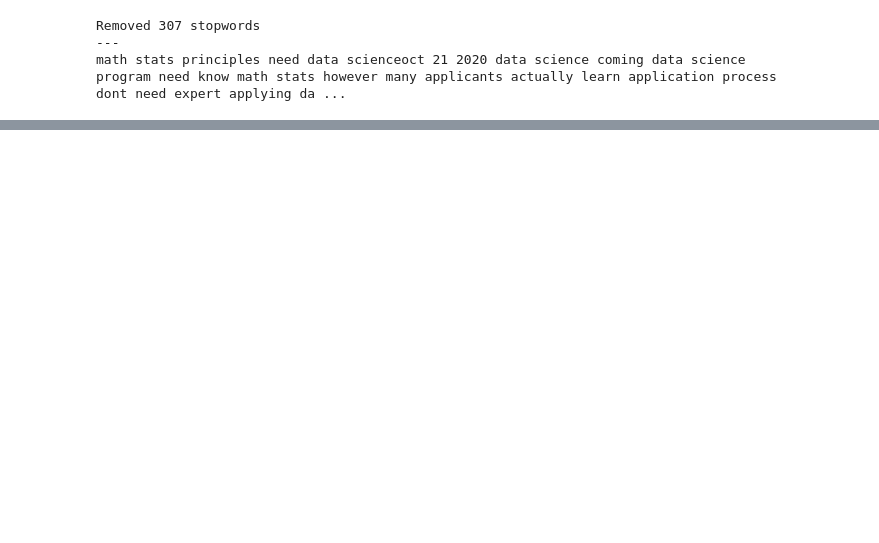
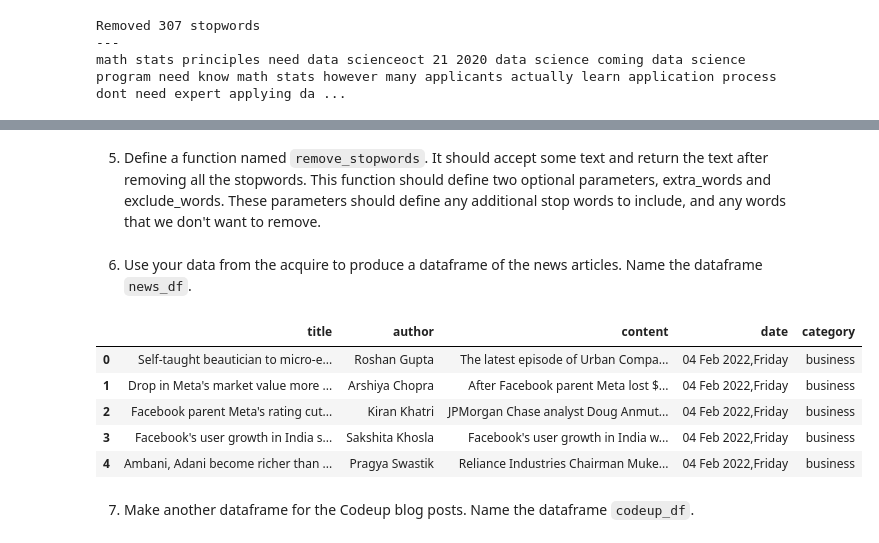
Before and after one commit to CodeupClassroom/hopper-nlp-exercises, a Jupyter notebook: nlp_prepare_lesson.ipynb, the cells around one changed output, grey strips where cells are left out. Cells and saved outputs as stored; diff of their text form; code cells hidden in the pictures; blank space fills up the shorter version.

Commit message:
Uploading prepare exercise solutions and acquire file

```diff
--- a/nlp_prepare_lesson.ipynb
+++ b/nlp_prepare_lesson.ipynb
@@ -370,0 +447,2 @@ math stats principles need data scienceoct 21 2020 data science coming data scie
+# %% [markdown]
+5. Define a function named `remove_stopwords`. It should accept some text and return the text after removing all the stopwords.     This function should define two optional parameters, extra_words and exclude_words. These parameters should define any additional stop words to include, and any words that we don't want to remove.
@@ -370,0 +474,16 @@ math stats principles need data scienceoct 21 2020 data science coming data scie
+# %% [markdown]
+6. Use your data from the acquire to produce a dataframe of the news articles. Name the dataframe `news_df`.
+# %%
+# use get_all_new_article function from acquire.py file
+news_df = acquire.get_inshorts_articles()
+# %%
+news_df.head()
+# %% [output]
+|  | title | author | content | date | category |
+| 0 | Self-taught beautician to micro-e... | Roshan Gupta | The latest episode of Urban Compa... | 04 Feb 2022,Friday | business |
+| 1 | Drop in Meta's market value more ... | Arshiya Chopra | After Facebook parent Meta lost $... | 04 Feb 2022,Friday | business |
+| 2 | Facebook parent Meta's rating cut... | Kiran Khatri | JPMorgan Chase analyst Doug Anmut... | 04 Feb 2022,Friday | business |
+| 3 | Facebook's user growth in India s... | Sakshita Khosla | Facebook's user growth in India w... | 04 Feb 2022,Friday | business |
+| 4 | Ambani, Adani become richer than ... | Pragya Swastik | Reliance Industries Chairman Muke... | 04 Feb 2022,Friday | business |
+# %% [markdown]
+7. Make another dataframe for the Codeup blog posts. Name the dataframe `codeup_df`.
```
Also changed, not shown: parts of 22 cells of this notebook, 1 other file.
